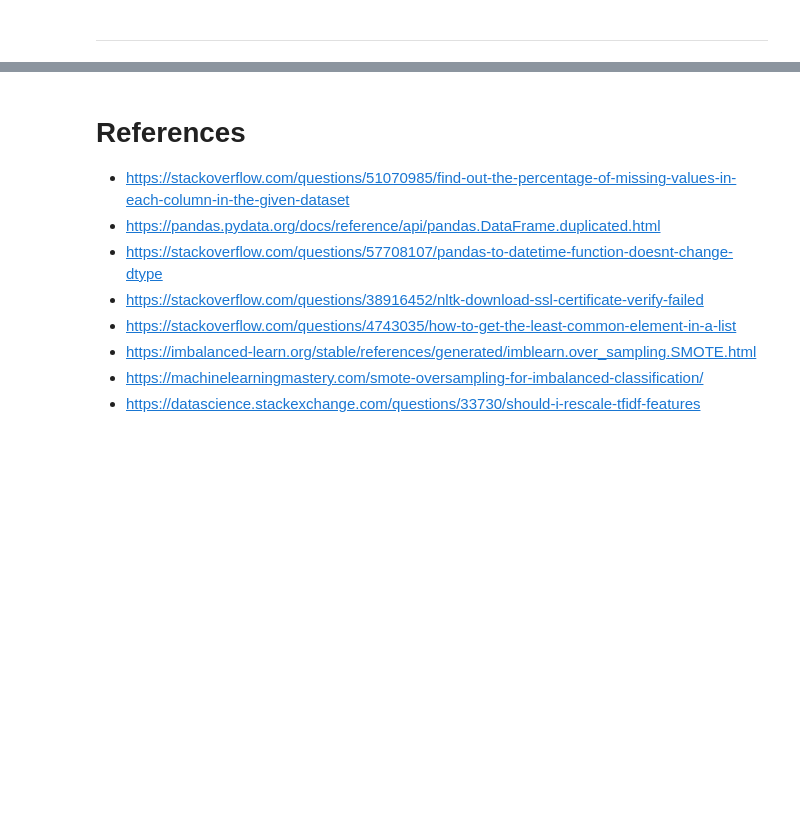
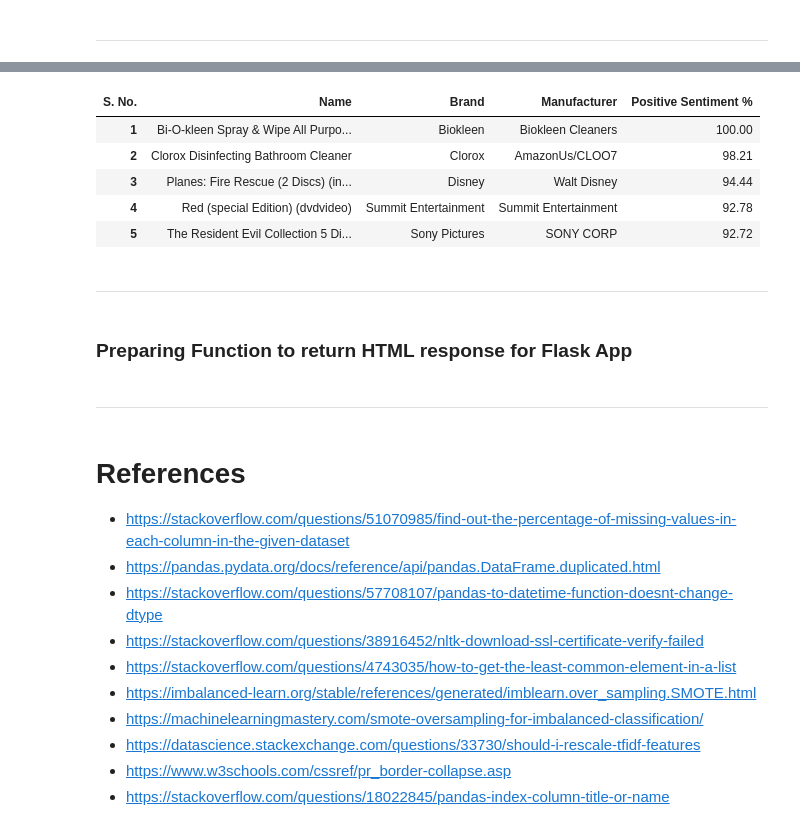
Before and after one commit to ayushxx7/SentimentBasedProductRecommendationSystem, a Jupyter notebook: capstone.ipynb, the cells around one changed output, grey strips where cells are left out. Cells and saved outputs as stored; diff of their text form; code cells hidden in the pictures; blank space fills up the shorter version.

```diff
--- a/capstone.ipynb
+++ b/capstone.ipynb
@@ -3205,0 +3216,49 @@ joblib.dump(train, 'dataset.gz') # dataset with cleaned reviews used for filteri
+# %%
+def get_sentiment_recommendations(user):
+    """
+    - Predict the sentiment of all the reviews for a product using classifier
+    - Group the information over product name
+    - Extract total positive ratio to sort the products from most popular to least popular.
+    """
+    if (user in user_final_rating.index):
+        # get the product recommedation using the trained ML model
+        recommendations = list(user_final_rating.loc[user].sort_values(ascending=False)[0:20].index)
+        temp = train[train.name.isin(recommendations)].copy()
+        X = vectorizer.transform(temp["reviews_clean"].values.astype(str))
+        temp["predicted_sentiment"] = mnb.predict(X)
+        temp = temp[['name', 'predicted_sentiment']]
+        temp_grouped = temp.groupby('name', as_index=False).count()
+        temp_grouped["pos_review_count"] = temp_grouped.name.apply(lambda x: temp[(temp.name==x) & (temp.predicted_sentiment==1)]["predicted_sentiment"].count())
+        temp_grouped["total_review_count"] = temp_grouped['predicted_sentiment']
+        temp_grouped['pos_sentiment_percent'] = np.round(temp_grouped["pos_review_count"]/temp_grouped["total_review_count"]*100,2)
+        temp_grouped.drop('predicted_sentiment', axis=1, inplace=True)
+        sorted_top_5 = temp_grouped.sort_values('pos_sentiment_percent', ascending=False)[0:5]
+        top_5_products = pd.merge(
+            train[['name', 'brand', 'manufacturer']].drop_duplicates(),
+            sorted_top_5[['name', 'pos_sentiment_percent']], on='name'
+        ).sort_values('pos_sentiment_percent', ascending=False).rename(
+            columns={
+                'pos_sentiment_percent': 'Positive Sentiment %',
+                'name': 'Name',
+                'brand': 'Brand',
+                'manufacturer': 'Manufacturer'
+            }
+        ).reset_index(drop=True)
+        top_5_products.index = np.arange(1, len(top_5_products)+1)
+        top_5_products.columns.name = 'S. No.'
+        return top_5_products
+    else:
+        print(f"User name {user} doesn't exist")
+# %%
+get_sentiment_recommendations("00sab00")
+# %% [output]
+| S. No. | Name | Brand | Manufacturer | Positive Sentiment % |
+| 1 | Bi-O-kleen Spray & Wipe All Purpo... | Biokleen | Biokleen Cleaners | 100.00 |
+| 2 | Clorox Disinfecting Bathroom Cleaner | Clorox | AmazonUs/CLOO7 | 98.21 |
+| 3 | Planes: Fire Rescue (2 Discs) (in... | Disney | Walt Disney | 94.44 |
+| 4 | Red (special Edition) (dvdvideo) | Summit Entertainment | Summit Entertainment | 92.78 |
+| 5 | The Resident Evil Collection 5 Di... | Sony Pictures | SONY CORP | 92.72 |
+# %% [markdown]
+---
+# %% [markdown]
+### Preparing Function to return HTML response for Flask App
@@ -3206,3 +3278,5 @@ joblib.dump(train, 'dataset.gz') # dataset with cleaned reviews used for filteri
+# %% [markdown]
+---
 # %% [markdown]
 # References
 - https://stackoverflow.com/questions/51070985/find-out-the-percentage-of-missing-values-in-each-column-in-the-given-dataset
@@ -3213,3 +3287,5 @@ joblib.dump(train, 'dataset.gz') # dataset with cleaned reviews used for filteri
 - https://imbalanced-learn.org/stable/references/generated/imblearn.over_sampling.SMOTE.html
 - https://machinelearningmastery.com/smote-oversampling-for-imbalanced-classification/
 - https://datascience.stackexchange.com/questions/33730/should-i-rescale-tfidf-features
+- https://www.w3schools.com/cssref/pr_border-collapse.asp
+- https://stackoverflow.com/questions/18022845/pandas-index-column-title-or-name
```
Also changed, not shown: parts of 37 cells of this notebook, 3 other files.
